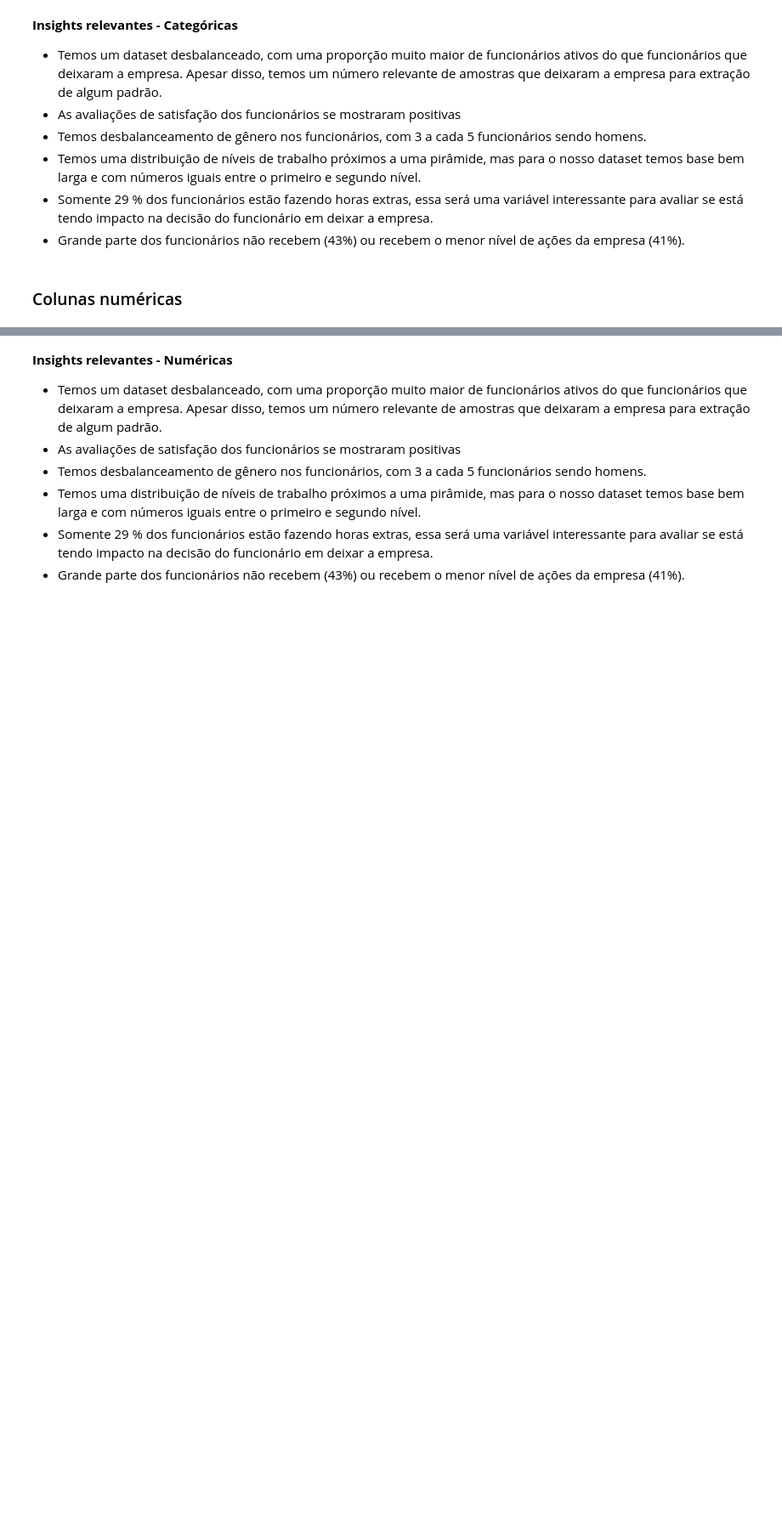
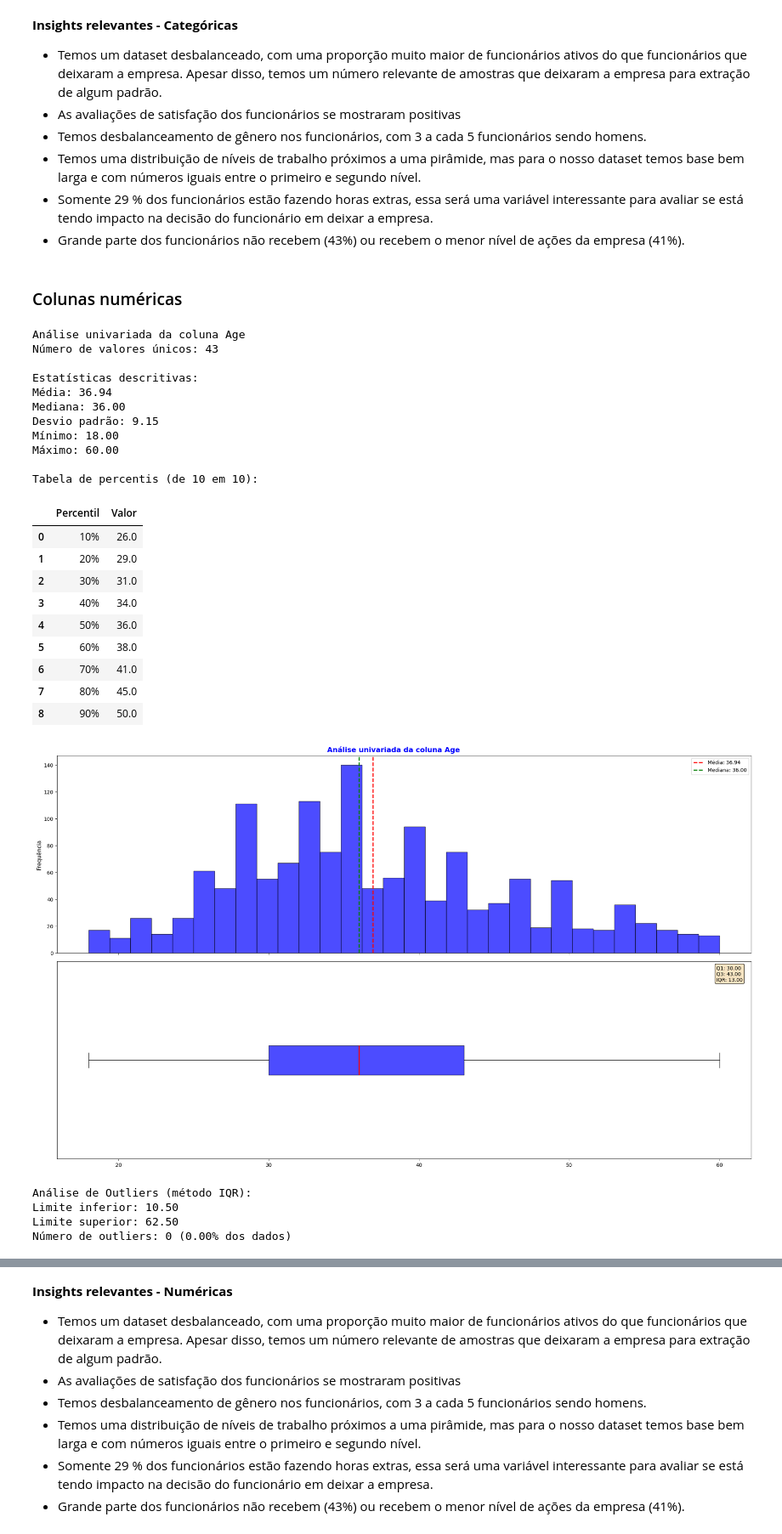
Before and after one commit to VitorMirandaAquino/pucrio-mvp-analise-dados, a Jupyter notebook: MVP_Análise_de_Dados_e_Boas_Práticas.ipynb, the cells around one changed output, grey strips where cells are left out. Shown at 85% size. Cells and saved outputs as stored; diff of their text form; code cells hidden in the pictures; blank space fills up the shorter version.

Commit message:
Criação da função para análise de variáveis numéricas

```diff
--- a/MVP_Análise_de_Dados_e_Boas_Práticas.ipynb
+++ b/MVP_Análise_de_Dados_e_Boas_Práticas.ipynb
@@ -623,3 +694,32 @@ Os funcionários geralmente dão notas medianas para o balanço entre vida socia
 - Grande parte dos funcionários não recebem (43%) ou recebem o menor nível de ações da empresa (41%).
 # %% [markdown]
 ### Colunas numéricas
+# %%
+analise_univariada_numerica(df, 'Age')
+# %% [output]
+Análise univariada da coluna Age
+Número de valores únicos: 43
+
+Estatísticas descritivas:
+Média: 36.94
+Mediana: 36.00
+Desvio padrão: 9.15
+Mínimo: 18.00
+Máximo: 60.00
+
+Tabela de percentis (de 10 em 10):
+|  | Percentil | Valor |
+| 0 | 10% | 26.0 |
+| 1 | 20% | 29.0 |
+| 2 | 30% | 31.0 |
+| 3 | 40% | 34.0 |
+| 4 | 50% | 36.0 |
+| 5 | 60% | 38.0 |
+| 6 | 70% | 41.0 |
+| 7 | 80% | 45.0 |
+| 8 | 90% | 50.0 |
+[figure, added]
+Análise de Outliers (método IQR):
+Limite inferior: 10.50
+Limite superior: 62.50
+Número de outliers: 0 (0.00% dos dados)
```
Also changed, not shown: parts of 15 cells of this notebook.
